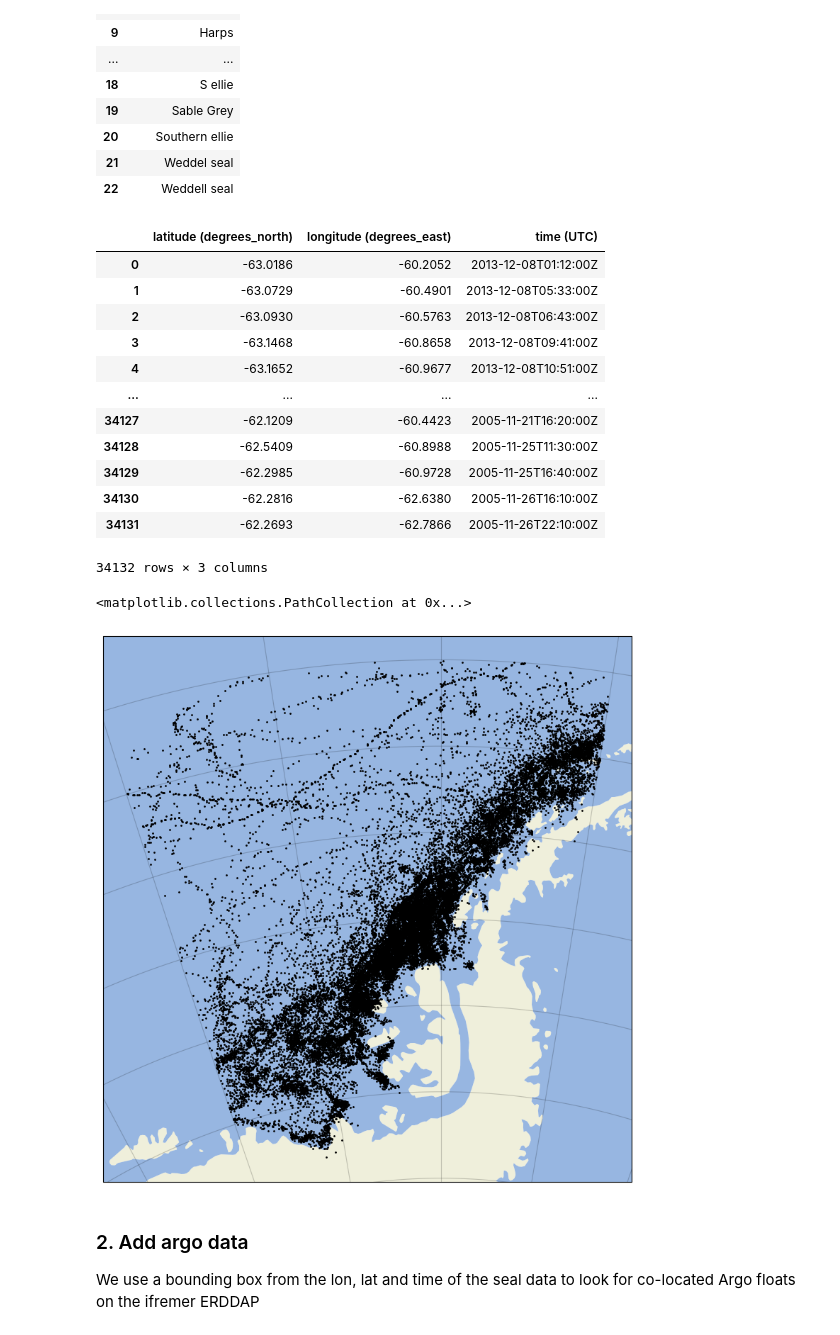
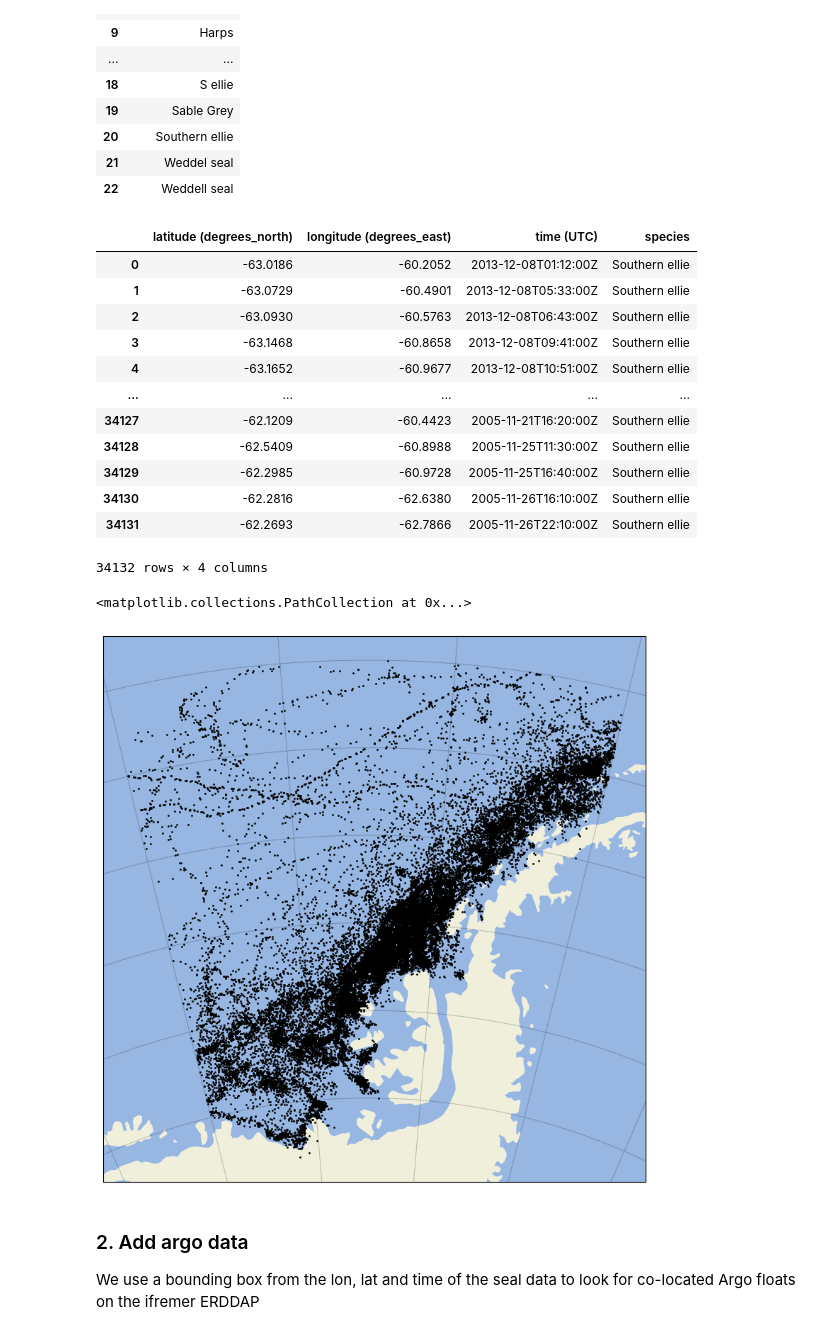
Before and after one commit to voto-ocean-knowledge/goos-erddap-demo, a Jupyter notebook: 02_combine_datasets.ipynb, the cells around one changed output. Cells and saved outputs as stored; diff of their text form; code cells hidden in the pictures.

```diff
--- a/02_combine_datasets.ipynb
+++ b/02_combine_datasets.ipynb
@@ -62,32 +67,32 @@ species
 # %%
 e_osmc.constraints = {'species=': 'Southern ellie', #'Southern ellie', 'Crabeater seal'
                  'longitude>=': -90,
                  'longitude<=': -60,
                  'latitude<=': -60
 }
-e_osmc.variables = ['latitude', 'longitude', 'time']
+e_osmc.variables = ['latitude', 'longitude', 'time', 'species']
 df = e_osmc.to_pandas()
 df
 # %% [output]
-|  | latitude (degrees_north) | longitude (degrees_east) | time (UTC) |
-| 0 | -63.0186 | -60.2052 | 2013-12-08T01:12:00Z |
-| 1 | -63.0729 | -60.4901 | 2013-12-08T05:33:00Z |
-| 2 | -63.0930 | -60.5763 | 2013-12-08T06:43:00Z |
-| 3 | -63.1468 | -60.8658 | 2013-12-08T09:41:00Z |
-| 4 | -63.1652 | -60.9677 | 2013-12-08T10:51:00Z |
-| ... | ... | ... | ... |
-| 34127 | -62.1209 | -60.4423 | 2005-11-21T16:20:00Z |
-| 34128 | -62.5409 | -60.8988 | 2005-11-25T11:30:00Z |
-| 34129 | -62.2985 | -60.9728 | 2005-11-25T16:40:00Z |
-| 34130 | -62.2816 | -62.6380 | 2005-11-26T16:10:00Z |
-| 34131 | -62.2693 | -62.7866 | 2005-11-26T22:10:00Z |
+|  | latitude (degrees_north) | longitude (degrees_east) | time (UTC) | species |
+| 0 | -63.0186 | -60.2052 | 2013-12-08T01:12:00Z | Southern ellie |
+| 1 | -63.0729 | -60.4901 | 2013-12-08T05:33:00Z | Southern ellie |
+| 2 | -63.0930 | -60.5763 | 2013-12-08T06:43:00Z | Southern ellie |
+| 3 | -63.1468 | -60.8658 | 2013-12-08T09:41:00Z | Southern ellie |
+| 4 | -63.1652 | -60.9677 | 2013-12-08T10:51:00Z | Southern ellie |
+| ... | ... | ... | ... | ... |
+| 34127 | -62.1209 | -60.4423 | 2005-11-21T16:20:00Z | Southern ellie |
+| 34128 | -62.5409 | -60.8988 | 2005-11-25T11:30:00Z | Southern ellie |
+| 34129 | -62.2985 | -60.9728 | 2005-11-25T16:40:00Z | Southern ellie |
+| 34130 | -62.2816 | -62.6380 | 2005-11-26T16:10:00Z | Southern ellie |
+| 34131 | -62.2693 | -62.7866 | 2005-11-26T22:10:00Z | Southern ellie |
-34132 rows × 3 columns
+34132 rows × 4 columns
 # %%
-ax = antarctic_map()
+ax = cartopy_map(df['longitude (degrees_east)'], df['latitude (degrees_north)'])
 ax.scatter(df['longitude (degrees_east)'], df['latitude (degrees_north)'], transform=ccrs.PlateCarree(), color='k', s=1)
 # %% [output]
 <matplotlib.collections.PathCollection at 0x...>
-[figure, old version]
+[figure, new version]
 # %% [markdown]
 ### 2. Add argo data
 
```
Also changed, not shown: parts of 9 cells of this notebook.
